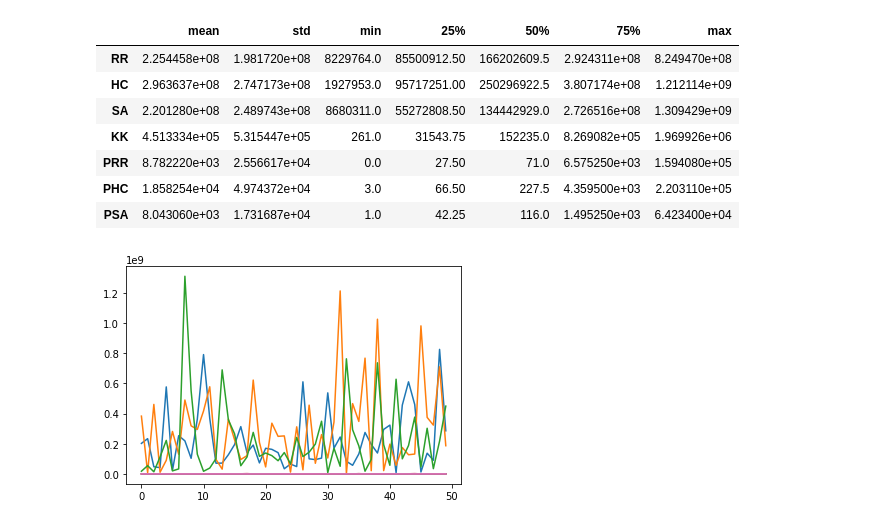
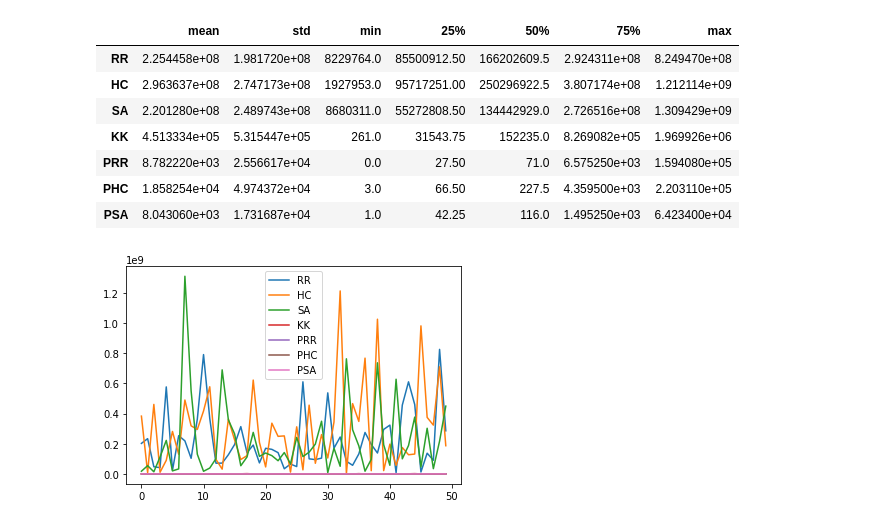
Before and after one commit to christyjestin/CS-124-P3, a Jupyter notebook: analysis/analysis.ipynb, the cells around one changed output. Drawn from its saved outputs; the diff is of its cells as text; code cells hidden in the pictures.

```diff
--- a/analysis/analysis.ipynb
+++ b/analysis/analysis.ipynb
@@ -37,7 +39,6 @@ summary
 | PHC | 1.858254e+04 | 4.974372e+04 | 3.0 | 66.50 | 227.5 | 4.359500e+03 | 2.203110e+05 |
 | PSA | 8.043060e+03 | 1.731687e+04 | 1.0 | 42.25 | 116.0 | 1.495250e+03 | 6.423400e+04 |
 # %%
-for c in ["RR", "HC", "SA", "KK", "PRR", "PHC", "PSA"]:
-    df[c].plot.line().figure.savefig("Lines_" + c)
+df[["RR", "HC", "SA", "KK", "PRR", "PHC", "PSA"]].plot.line().figure.savefig("Lines_plot")
 # %% [output]
-[figure, old version]
+[figure, new version]
```
Also changed, not shown: parts of 9 cells of this notebook, 22 other files.
